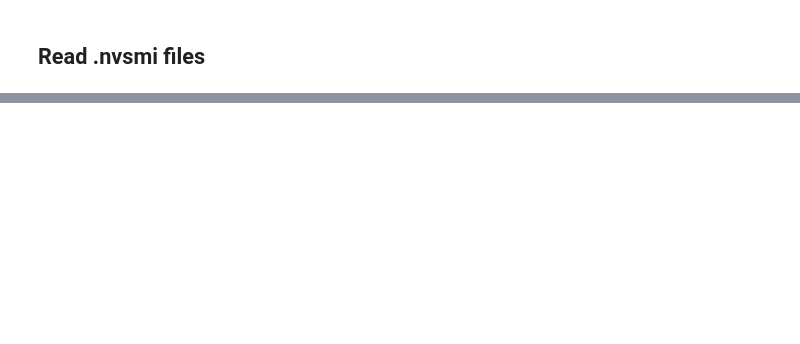
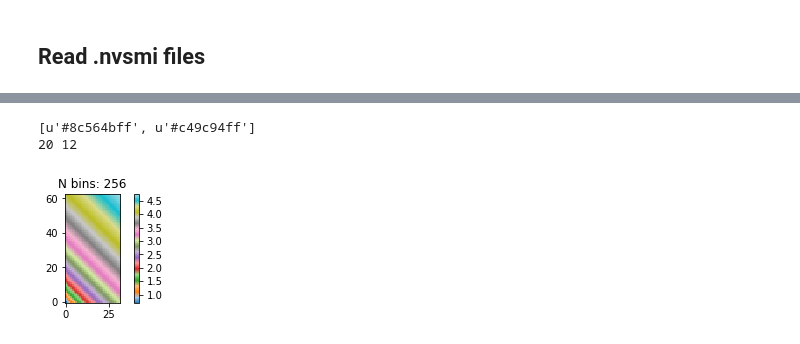
Before and after one commit to shidong-ai/DNNMark, a Jupyter notebook: 20180619_dnn_bwd_conv_series.ipynb, the cells around one changed output, grey strips where cells are left out. Drawn from its saved outputs; the diff is of its cells as text; code cells hidden in the pictures; blank space fills up the shorter version.

```diff
--- a/20180619_dnn_bwd_conv_series.ipynb
+++ b/20180619_dnn_bwd_conv_series.ipynb
@@ -68,0 +282,5 @@ dflog.head()
+# %%
+logdir="logs/dnnmark_timings_and_profiles"
+filename_pattern=re.compile(r"dnn_bwd_conv_conv(\d+)_bs(\d+)_\d+\.nvprof")
+nvprof = read_nvprofs(logdir, filename_pattern, batch_sizes)
+nvprof.head()
@@ -68,0 +298,3 @@ dflog.head()
+# %%
+kernels = nvprof[["Time","Name"]]
+kernels.sort_values(by="Name").head()
@@ -68,0 +308,11 @@ dflog.head()
+# %%
+def SquashAndOrder(df):
+    ms_= df[["Time","Name"]].groupby(by="Name").sum()
+    ms_.sort_values(by="Time",inplace=True,ascending=False)
+    ms_.rename(columns={"Time":"Total time"},inplace=True)
+    ms_.reset_index(inplace=True)
+    ms_["order"] = ms_.index
+    return ms_
+# %%
+kernels = SquashAndOrder(kernels)
+kernels.sort_values(by="Total time",ascending=False).head()
@@ -68,0 +326,15 @@ dflog.head()
+# %%
+colors1 = getColorList("tab20",20)
+print colors1[10:12]
+colors1[10] = "#7E975Fff"
+colors1[11] = "#D3ECA3ff"
+
+colors = colors1
+print len(colors),kernels.shape[0]
+cmap = matplotlib.colors.LinearSegmentedColormap.from_list("combined", colors, N=256)
+lib.plotter.testColorMap(cmap)
+plt.rc('axes', prop_cycle=(cycler('color', colors)))
+# %% [output]
+[u'#8c564bff', u'#c49c94ff']
+20 12
+[figure, added]
```
Also changed, not shown: parts of 27 cells of this notebook, 1 other file.
